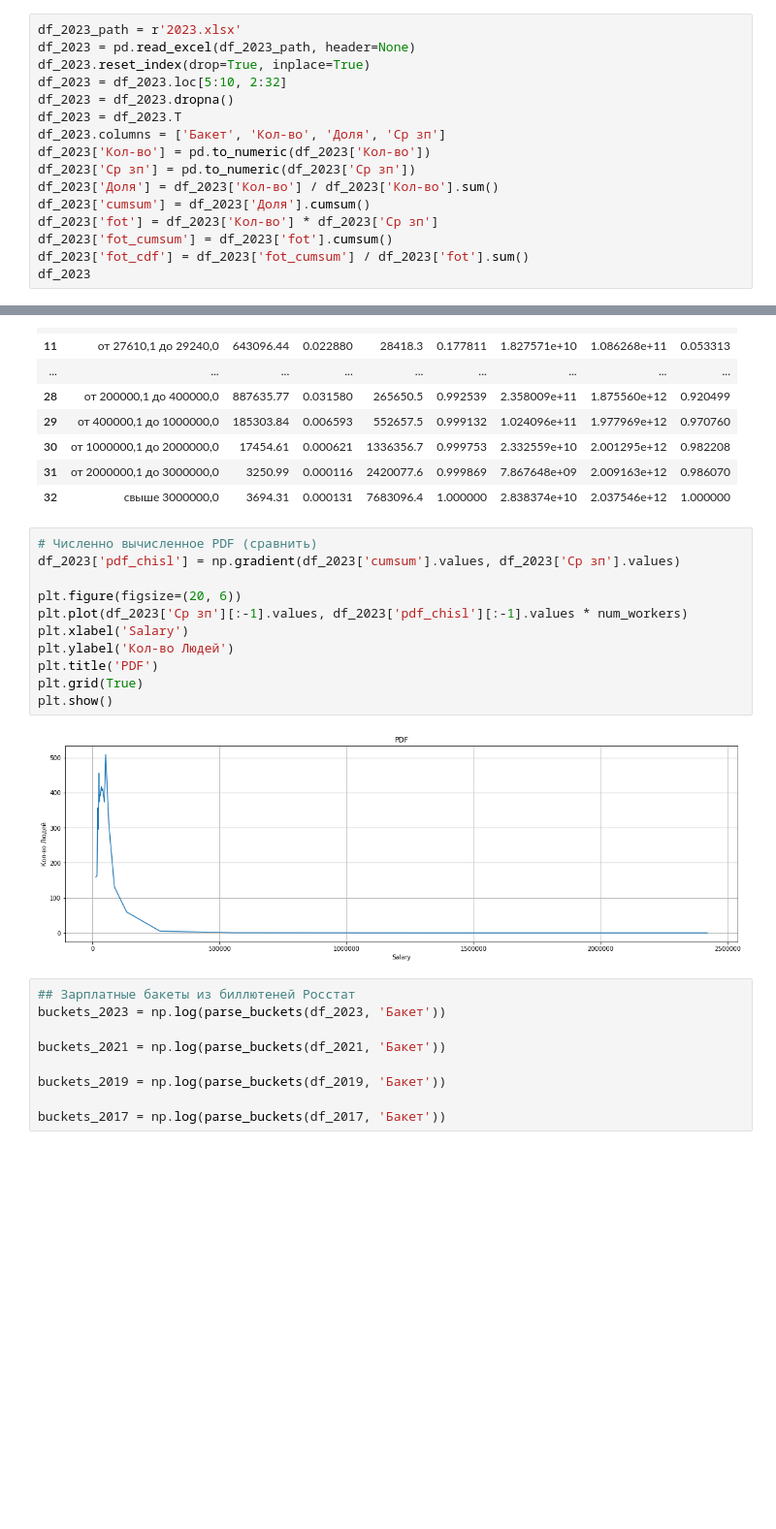
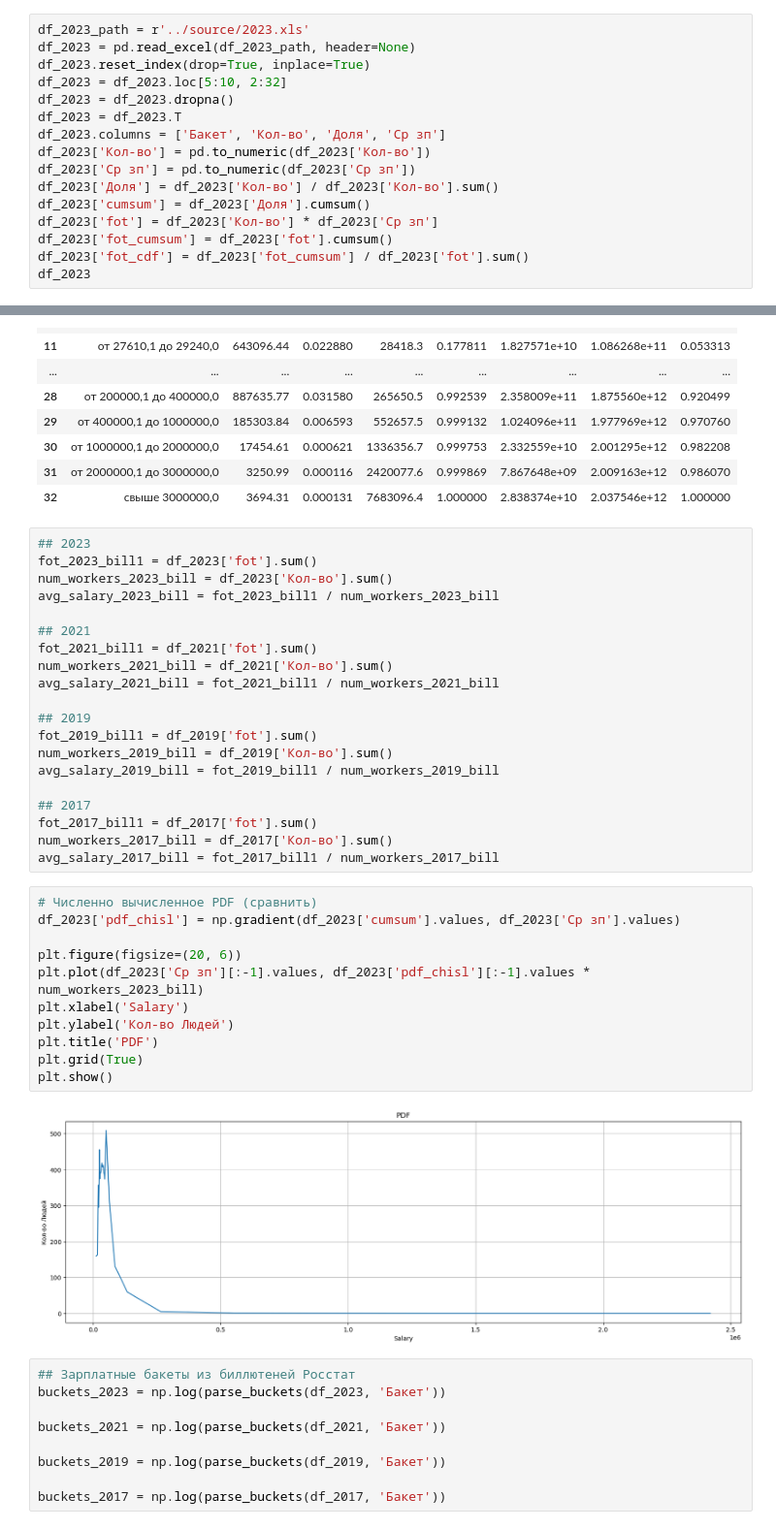
Before and after one commit to Postironia1/fot, a Jupyter notebook: notebooks/fot_13_11_log.ipynb, the cells around one changed output, grey strips where cells are left out. Shown at 97% size. Drawn from its saved outputs; the diff is of its cells as text; blank space fills up the shorter version.

```diff
--- a/notebooks/fot_13_11_log.ipynb
+++ b/notebooks/fot_13_11_log.ipynb
@@ -127,7 +534,7 @@ df_2021
 | 29 | от 1500000,1 до 3000000,0 | 5327.94 | 0.000194 | 2028908.9 | 0.999905 | 1.080990e+10 | 1.528185e+12 | 0.986894 |
 | 30 | Свыше 3000000,0 | 2608.78 | 0.000095 | 7779316.7 | 1.000000 | 2.029453e+10 | 1.548479e+12 | 1.000000 |
 # %%
-df_2023_path = r'2023.xlsx'
+df_2023_path = r'../source/2023.xls'
 df_2023 = pd.read_excel(df_2023_path, header=None)
 df_2023.reset_index(drop=True, inplace=True)
 df_2023 = df_2023.loc[5:10, 2:32]
@@ -160,19 +567,39 @@ df_2023
 | 30 | от 1000000,1 до 2000000,0 | 17454.61 | 0.000621 | 1336356.7 | 0.999753 | 2.332559e+10 | 2.001295e+12 | 0.982208 |
 | 31 | от 2000000,1 до 3000000,0 | 3250.99 | 0.000116 | 2420077.6 | 0.999869 | 7.867648e+09 | 2.009163e+12 | 0.986070 |
 | 32 | свыше 3000000,0 | 3694.31 | 0.000131 | 7683096.4 | 1.000000 | 2.838374e+10 | 2.037546e+12 | 1.000000 |
+# %%
+## 2023
+fot_2023_bill1 = df_2023['fot'].sum()
+num_workers_2023_bill = df_2023['Кол-во'].sum()
+avg_salary_2023_bill = fot_2023_bill1 / num_workers_2023_bill
+
+## 2021
+fot_2021_bill1 = df_2021['fot'].sum()
+num_workers_2021_bill = df_2021['Кол-во'].sum()
+avg_salary_2021_bill = fot_2021_bill1 / num_workers_2021_bill
+
+## 2019
+fot_2019_bill1 = df_2019['fot'].sum()
+num_workers_2019_bill = df_2019['Кол-во'].sum()
+avg_salary_2019_bill = fot_2019_bill1 / num_workers_2019_bill
+
+## 2017
+fot_2017_bill1 = df_2017['fot'].sum()
+num_workers_2017_bill = df_2017['Кол-во'].sum()
+avg_salary_2017_bill = fot_2017_bill1 / num_workers_2017_bill
 # %%
 # Численно вычисленное PDF (сравнить)
 df_2023['pdf_chisl'] = np.gradient(df_2023['cumsum'].values, df_2023['Ср зп'].values)
 
 plt.figure(figsize=(20, 6))
-plt.plot(df_2023['Ср зп'][:-1].values, df_2023['pdf_chisl'][:-1].values * num_workers)
+plt.plot(df_2023['Ср зп'][:-1].values, df_2023['pdf_chisl'][:-1].values * num_workers_2023_bill)
 plt.xlabel('Salary')
 plt.ylabel('Кол-во Людей')
 plt.title('PDF')
 plt.grid(True)
 plt.show()
 # %% [output]
-[figure, old version]
+[figure, new version]
 # %%
 ## Зарплатные бакеты из биллютеней Росстат
 buckets_2023 = np.log(parse_buckets(df_2023, 'Бакет'))
```
Also changed, not shown: parts of 19 cells of this notebook.
